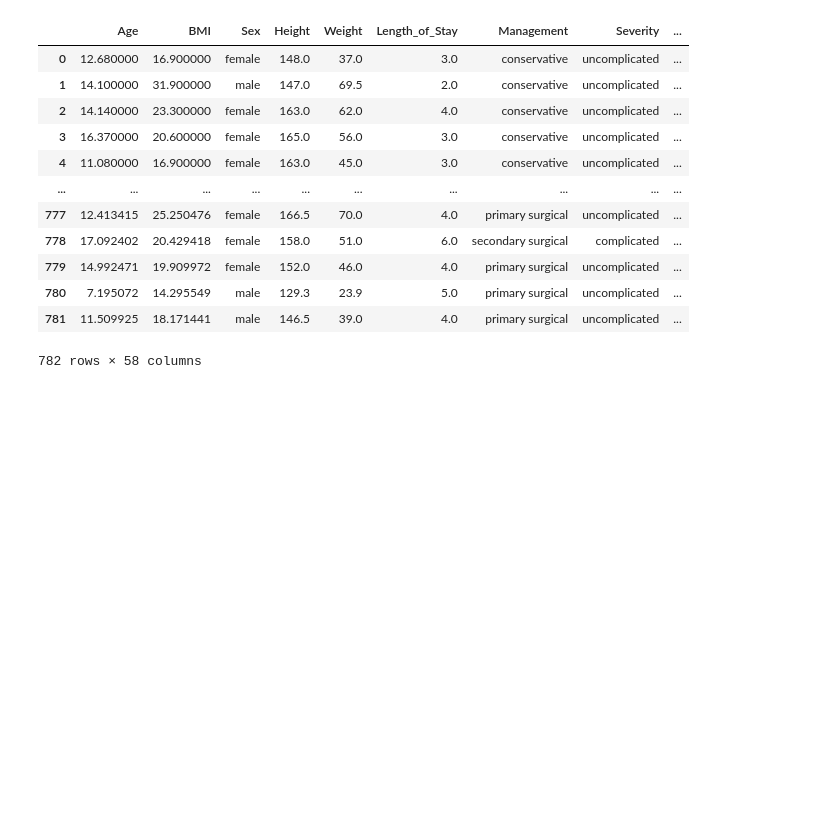
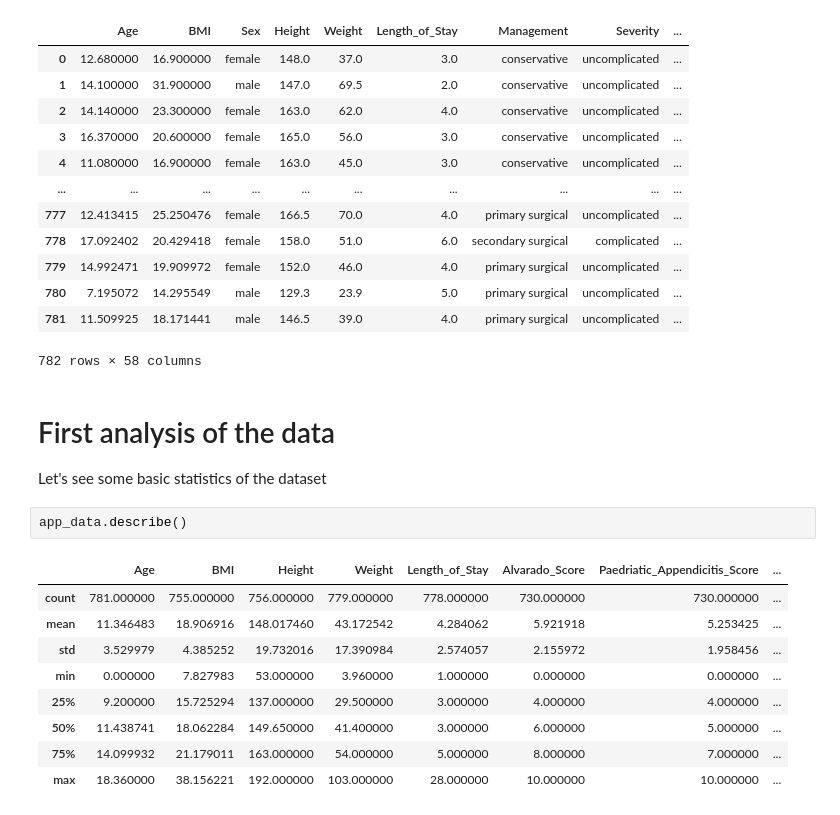
Before and after one commit to keshav-chauhan/assessmentprog2, a Jupyter notebook: assessment2.ipynb, the cells around one changed output. Cells and saved outputs as stored; diff of their text form; blank space fills up the shorter version.

Commit message:
First Analysis and Filtering

```diff
--- a/assessment2.ipynb
+++ b/assessment2.ipynb
@@ -42,3 +42,18 @@ app_data
 | 780 | 7.195072 | 14.295549 | male | 129.3 | 23.9 | 5.0 | primary surgical | uncomplicated | ... |
 | 781 | 11.509925 | 18.171441 | male | 146.5 | 39.0 | 4.0 | primary surgical | uncomplicated | ... |
 782 rows × 58 columns
+# %% [markdown]
+# First analysis of the data
+Let's see some basic statistics of the dataset
+# %%
+app_data.describe()
+# %% [output]
+|  | Age | BMI | Height | Weight | Length_of_Stay | Alvarado_Score | Paedriatic_Appendicitis_Score | ... |
+| count | 781.000000 | 755.000000 | 756.000000 | 779.000000 | 778.000000 | 730.000000 | 730.000000 | ... |
+| mean | 11.346483 | 18.906916 | 148.017460 | 43.172542 | 4.284062 | 5.921918 | 5.253425 | ... |
+| std | 3.529979 | 4.385252 | 19.732016 | 17.390984 | 2.574057 | 2.155972 | 1.958456 | ... |
+| min | 0.000000 | 7.827983 | 53.000000 | 3.960000 | 1.000000 | 0.000000 | 0.000000 | ... |
+| 25% | 9.200000 | 15.725294 | 137.000000 | 29.500000 | 3.000000 | 4.000000 | 4.000000 | ... |
+| 50% | 11.438741 | 18.062284 | 149.650000 | 41.400000 | 3.000000 | 6.000000 | 5.000000 | ... |
+| 75% | 14.099932 | 21.179011 | 163.000000 | 54.000000 | 5.000000 | 8.000000 | 7.000000 | ... |
+| max | 18.360000 | 38.156221 | 192.000000 | 103.000000 | 28.000000 | 10.000000 | 10.000000 | ... |
```
Also changed, not shown: parts of 7 cells of this notebook.
